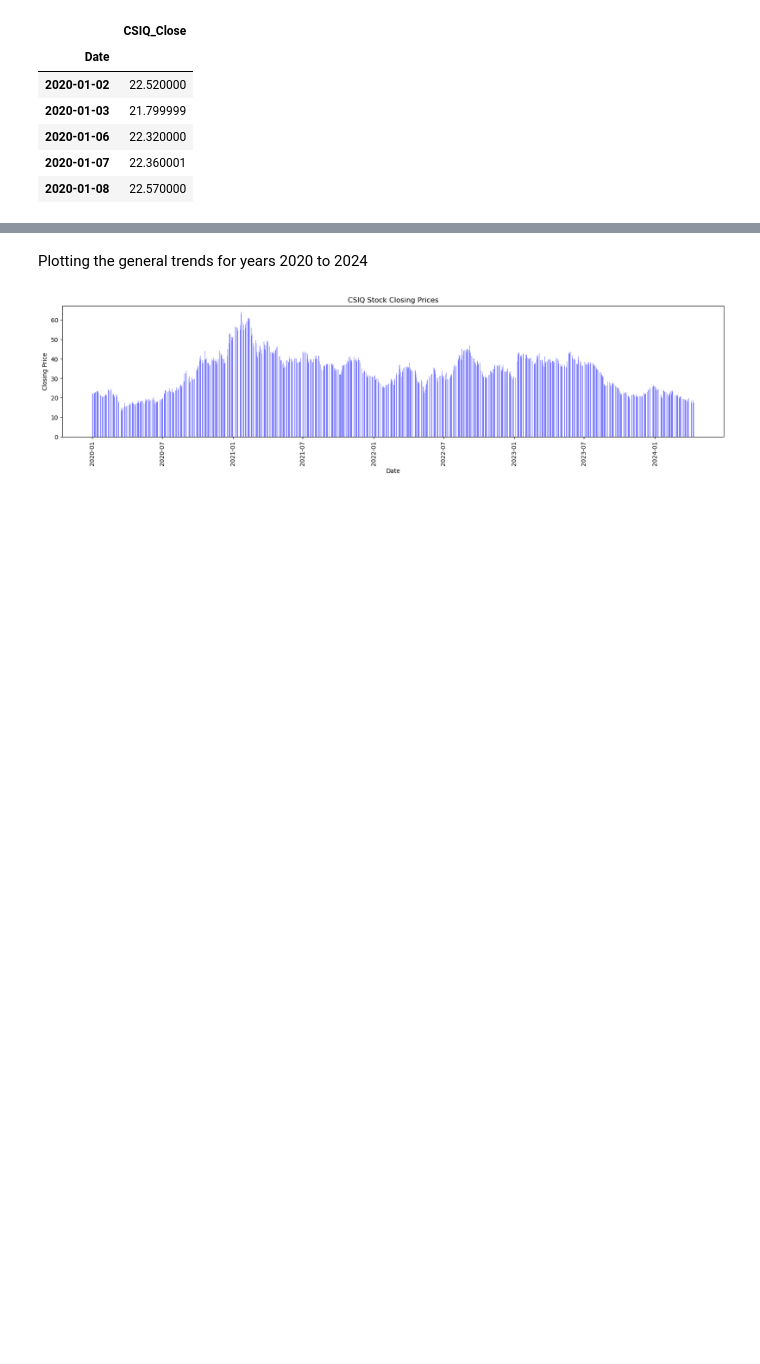
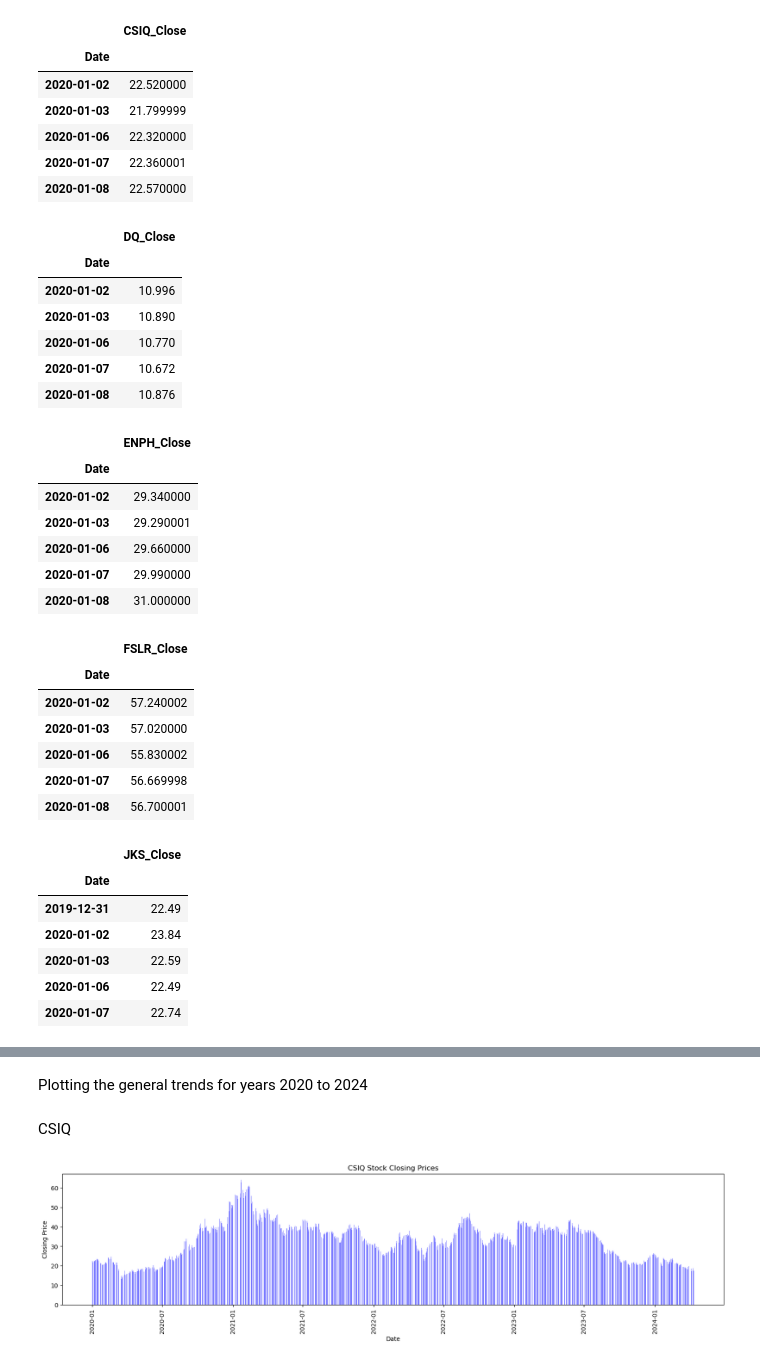
Before and after one commit to srhill12/Solar_stock_project, a Jupyter notebook: tatiana_work.ipynb, the cells around one changed output, grey strips where cells are left out. Cells and saved outputs as stored; diff of their text form; code cells hidden in the pictures; blank space fills up the shorter version.

Commit message:
updated blocks and created a master copy for the coding to use with the other stocks

```diff
--- a/tatiana_work.ipynb
+++ b/tatiana_work.ipynb
@@ -64,39 +111,69 @@ display(CSIQ_df.head())
 # %%
 # create a new Data frame with just the date and close columns
 # new variable_df = old_df[{"Date" , "Close"}]
-# CSIQ_df
+# Coding comes per our group conversation on THU 4/11/24
+
 csiq_df = CSIQ_df[["Close"]]
-# dq_df = DQ_df[["Date" ,"Close"]]
-# enph_df = ENPH_df[["Date" ,"Close"]]
-# fslr_df = FSLR_df[["Date" ,"Close"]]
-# jks_df = JKS_df[["Date" ,"Close"]]
-# sedg_df = SEDG_df[["Date" ,"Close"]]
-# spwr_df = SPWR_df[["Date" ,"Close"]]
+dq_df = DQ_df[["Close"]]
+enph_df = ENPH_df[["Close"]]
+fslr_df = FSLR_df[["Close"]]
+jks_df = JKS_df[["Close"]]
+sedg_df = SEDG_df[["Close"]]
+spwr_df = SPWR_df[["Close"]]
 # %%
 # Rename the close column in this cleaning step
 # new variable_df = new variable_df.rename(columns = {"Close" : "STOCK SYMBOL"})
+# Coding comes per our group conversation on THU 4/11/24
 
 csiq_df = csiq_df.rename(columns = {"Close" : "CSIQ_Close"})
-# dq_df = dq_df.rename(columns = {"Close" : "DQ_Close"})
-# enph_df = enph_df.rename(columns = {"Close" : "ENPH_Close"})
-# fslr_df = fslr_df.rename(columns = {"Close" : "FSLR_Close"})
-# jks_df = jks_df.rename(columns = {"Close" : "JKS_Close"})
-# sedg_df = sedg_df.rename(columns = {"Close" : "SEDG_Close"})
-# spwr_df = spwr_df.rename(columns = {"Close" : "SPWR_Close"})
+dq_df = dq_df.rename(columns = {"Close" : "DQ_Close"})
+enph_df = enph_df.rename(columns = {"Close" : "ENPH_Close"})
+fslr_df = fslr_df.rename(columns = {"Close" : "FSLR_Close"})
+jks_df = jks_df.rename(columns = {"Close" : "JKS_Close"})
+sedg_df = sedg_df.rename(columns = {"Close" : "SEDG_Close"})
+spwr_df = spwr_df.rename(columns = {"Close" : "SPWR_Close"})
 # %%
 # Displaying to ensure columns have the correct title.
 display(csiq_df.head())
-# display(dq_df.head())
-# display(enph_df.head())
-# display(fslr_df.head())
-# display(jks_df.head())
-# display(sedg_df.head())
-# display(spwr_df.head())
+display(dq_df.head())
+display(enph_df.head())
+display(fslr_df.head())
+display(jks_df.head())
+display(sedg_df.head())
+display(spwr_df.head())
 # %% [output]
 |  | CSIQ_Close |
 | Date |  |
 | 2020-01-02 | 22.520000 |
 | 2020-01-03 | 21.799999 |
 | 2020-01-06 | 22.320000 |
 | 2020-01-07 | 22.360001 |
 | 2020-01-08 | 22.570000 |
+|  | DQ_Close |
+| Date |  |
+| 2020-01-02 | 10.996 |
+| 2020-01-03 | 10.890 |
+| 2020-01-06 | 10.770 |
+| 2020-01-07 | 10.672 |
+| 2020-01-08 | 10.876 |
+|  | ENPH_Close |
+| Date |  |
+| 2020-01-02 | 29.340000 |
+| 2020-01-03 | 29.290001 |
+| 2020-01-06 | 29.660000 |
+| 2020-01-07 | 29.990000 |
+| 2020-01-08 | 31.000000 |
+|  | FSLR_Close |
+| Date |  |
+| 2020-01-02 | 57.240002 |
+| 2020-01-03 | 57.020000 |
+| 2020-01-06 | 55.830002 |
+| 2020-01-07 | 56.669998 |
+| 2020-01-08 | 56.700001 |
+|  | JKS_Close |
+| Date |  |
+| 2019-12-31 | 22.49 |
+| 2020-01-02 | 23.84 |
+| 2020-01-03 | 22.59 |
+| 2020-01-06 | 22.49 |
+| 2020-01-07 | 22.74 |
@@ -107 +199,3 @@ csiq_df.reset_index(inplace=True)
+# %% [markdown]
+CSIQ
 # %%
```
Also changed, not shown: parts of 12 cells of this notebook.
